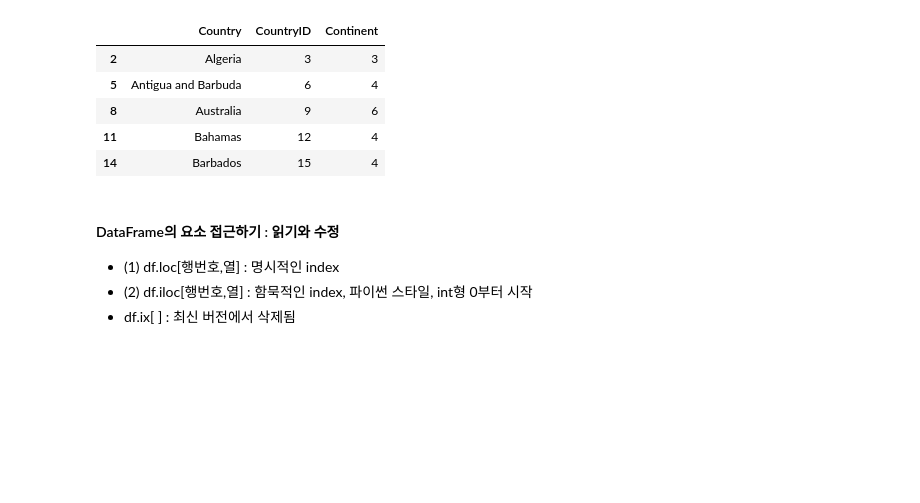
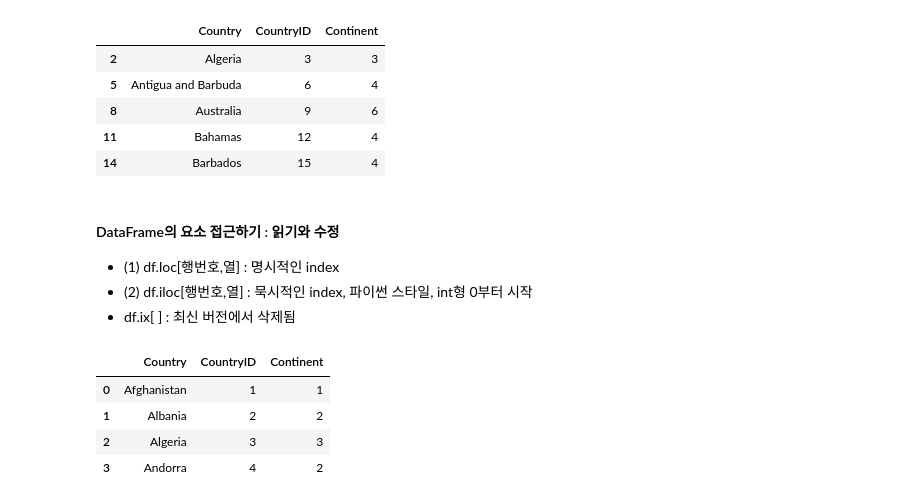
Before and after one commit to HI1q2w3e4r/ai_basic, a Jupyter notebook: 01_파이썬데이터분석/03_pandas_basic.ipynb, the cells around one changed output. Saved outputs shown, nothing was run; the diff lists cells and outputs as text; code cells hidden in the pictures; blank space fills up the shorter version.

```diff
--- a/01_파이썬데이터분석/03_pandas_basic.ipynb
+++ b/01_파이썬데이터분석/03_pandas_basic.ipynb
@@ -282,5 +282,5 @@ df[[df.columns[0],df.columns[1],df.columns[2]]][2:15:3]  # 슬라이싱
 # %% [markdown]
 #### DataFrame의 요소 접근하기 : 읽기와 수정
 * (1) df.loc[행번호,열]   :  명시적인 index
-* (2) df.iloc[행번호,열]  :  함묵적인 index, 파이썬 스타일, int형 0부터 시작
+* (2) df.iloc[행번호,열]  :  묵시적인 index, 파이썬 스타일, int형 0부터 시작
 * df.ix[ ] : 최신 버전에서 삭제됨
@@ -290,0 +287,11 @@ df[[df.columns[0],df.columns[1],df.columns[2]]][2:15:3]  # 슬라이싱
+# %%
+# df.loc[]
+df.loc[3,'Country']    # 3번 행, 0번 컬럼
+df.loc[:3,'Country']   # start:end, end - 1 까지가 아님(주의)
+df.loc[:3,['Country','CountryID','Continent']]
+# %% [output]
+|  | Country | CountryID | Continent |
+| 0 | Afghanistan | 1 | 1 |
+| 1 | Albania | 2 | 2 |
+| 2 | Algeria | 3 | 3 |
+| 3 | Andorra | 4 | 2 |
```
Also changed, not shown: parts of 7 cells of this notebook.
